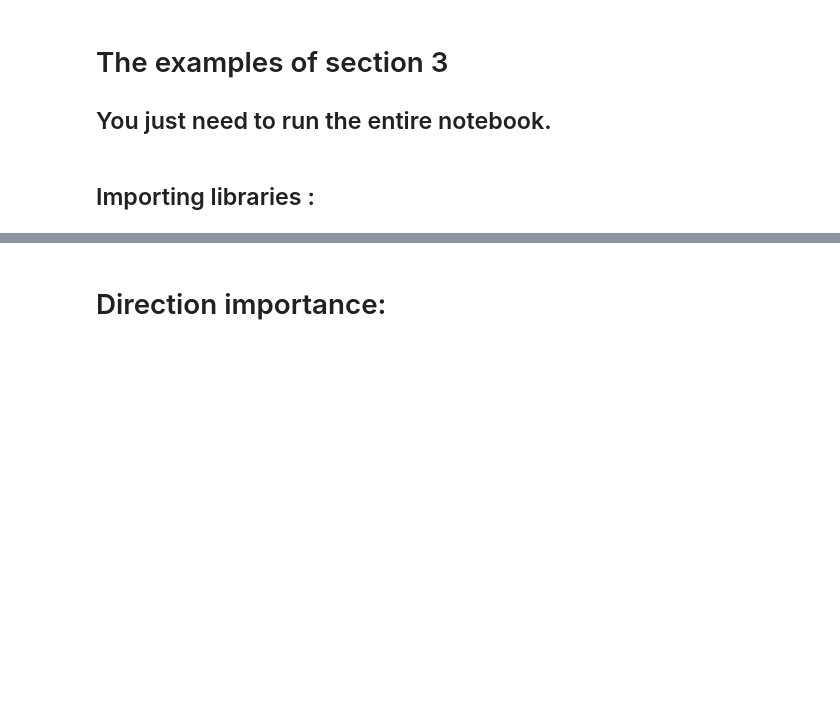
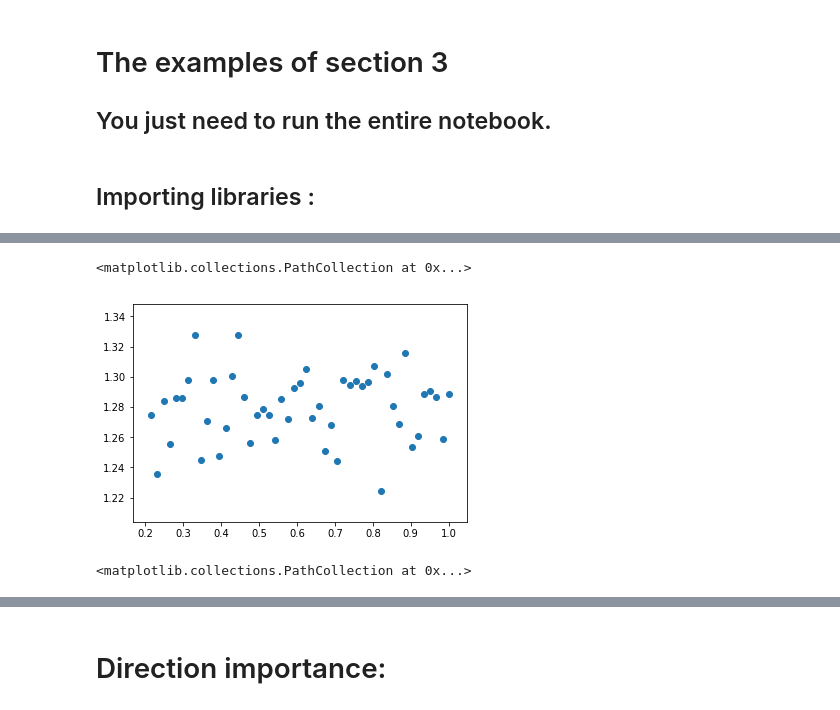
Before and after one commit to GuillaumeStaermanML/FIF, a Jupyter notebook: Code_FIF/Section_3/Section_3.ipynb, the cells around one changed output, grey strips where cells are left out. Saved outputs shown, nothing was run; the diff lists cells and outputs as text; code cells hidden in the pictures; blank space fills up the shorter version.

```diff
--- a/Code_FIF/Section_3/Section_3.ipynb
+++ b/Code_FIF/Section_3/Section_3.ipynb
@@ -53,3 +53,11 @@ for j in range(m):
 
 X = np.concatenate((X,Z1.reshape(1,-1),Z2.reshape(1,-1),
                      Z3.reshape(1,-1), Z4.reshape(1,-1), Z5.reshape(1,-1)), axis = 0)
+# %%
+X = X_train
+# %%
+np.random.seed(42)
+F1 = FIForest(X, ntrees=500, time = time,
+              subsample_size= 10,
+            D= 'gaussian_wavelets', innerproduct= "auto",
+              alpha = 1, criterion="sample")
@@ -55,0 +68,7 @@ X = np.concatenate((X,Z1.reshape(1,-1),Z2.reshape(1,-1),
+# %%
+liste1 = np.linspace(-4,4,3)
+#[-4, -2, 0, 2, 4]
+liste2 = np.linspace(0.2,1,50)
+#[0.2, 0.4, 0.6, 0.8, 1]
+# %%
+a = F1.out_of_bag(liste1, liste2)
@@ -55,0 +93,9 @@ X = np.concatenate((X,Z1.reshape(1,-1),Z2.reshape(1,-1),
+# %%
+plt.scatter(liste2[1:] , a[0])
+# %% [output]
+<matplotlib.collections.PathCollection at 0x...>
+[figure, added]
+# %%
+plt.scatter(liste2[1:] , a[1])
+# %% [output]
+<matplotlib.collections.PathCollection at 0x...>
```
Also changed, not shown: parts of 21 cells of this notebook, 1 other file.
